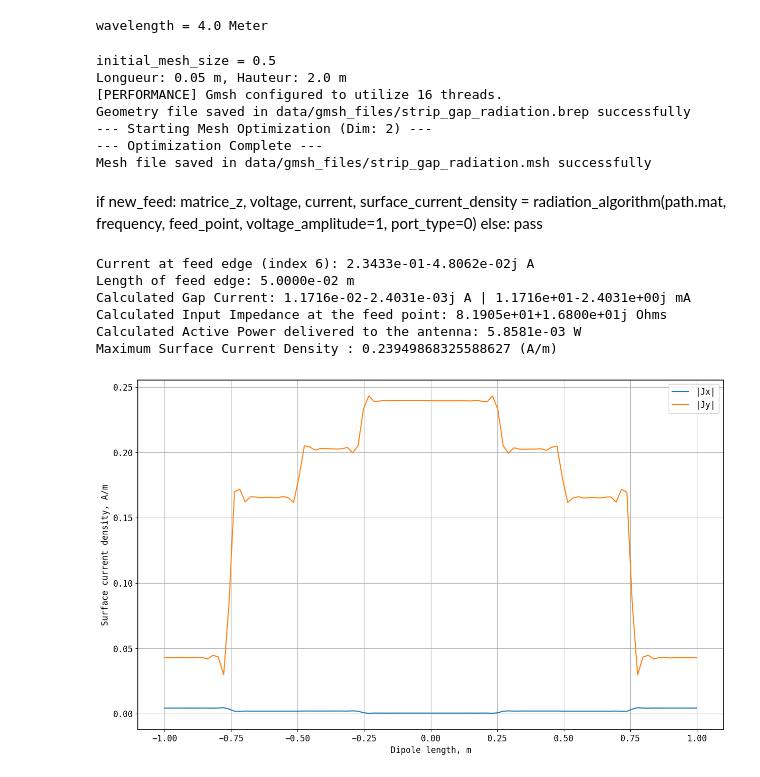
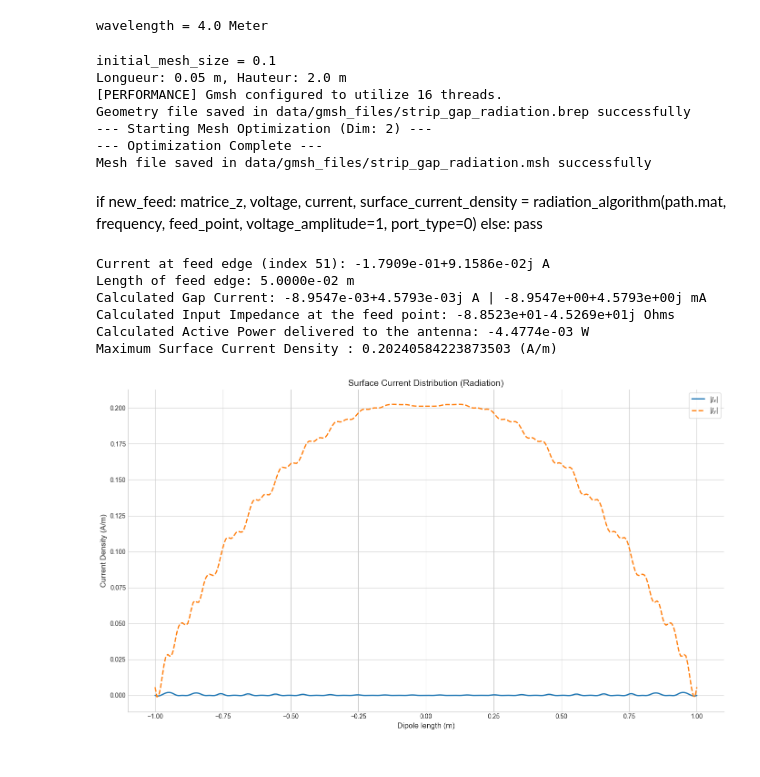
Before and after one commit to FahdilOuro/Antenna_Solver_MoM, a Jupyter notebook: backend/antenna_simulation/gap_voltage_implementation/strip_gap_radiation.ipynb, the cells around one changed output. Cells and saved outputs as stored; diff of their text form; code cells hidden in the pictures.

```diff
--- a/backend/antenna_simulation/gap_voltage_implementation/strip_gap_radiation.ipynb
+++ b/backend/antenna_simulation/gap_voltage_implementation/strip_gap_radiation.ipynb
@@ -22,7 +22,7 @@ print(f"wavelength = {wavelength} Meter")
 # %% [output]
 wavelength = 4.0 Meter
 # %%
-initial_mesh_size = 0.5
+initial_mesh_size = 0.1
 # initial_mesh_size = wavelength / 30
 print(f"initial_mesh_size = {initial_mesh_size}")
 
@@ -46,7 +46,7 @@ generate_and_save_mesh(path.geo, path.msh, initial_mesh_size)
 
 gmsh.finalize()
 # %% [output]
-initial_mesh_size = 0.5
+initial_mesh_size = 0.1
 Longueur: 0.05 m, Hauteur: 2.0 m
 [PERFORMANCE] Gmsh configured to utilize 16 threads.
 Geometry file saved in data/gmsh_files/strip_gap_radiation.brep successfully
@@ -59,20 +59,20 @@ extract_msh_to_mat(path.msh, path.mat)
 if new_feed: matrice_z, voltage, current, surface_current_density = radiation_algorithm(path.mat, frequency, feed_point, voltage_amplitude=1, port_type=0)
 else: pass
 # %%
-matrice_z, voltage, current, surface_current_density = radiation_algorithm(path.mat, frequency, feed_point, excitation_unit_vector='y')
+matrice_z, voltage, current, surface_current_density = radiation_algorithm(path.mat, frequency, feed_point, excitation_unit_vector='y', gap_width=3*initial_mesh_size/2)
 # %% [output]
-Current at feed edge (index 6): 2.3433e-01-4.8062e-02j A
+Current at feed edge (index 51): -1.7909e-01+9.1586e-02j A
 Length of feed edge: 5.0000e-02 m
-Calculated Gap Current: 1.1716e-02-2.4031e-03j A | 1.1716e+01-2.4031e+00j mA
-Calculated Input Impedance at the feed point: 8.1905e+01+1.6800e+01j Ohms
-Calculated Active Power delivered to the antenna: 5.8581e-03 W
-Maximum Surface Current Density : 0.23949868325588627 (A/m)
+Calculated Gap Current: -8.9547e-03+4.5793e-03j A | -8.9547e+00+4.5793e+00j mA
+Calculated Input Impedance at the feed point: -8.8523e+01-4.5269e+01j Ohms
+Calculated Active Power delivered to the antenna: -4.4774e-03 W
+Maximum Surface Current Density : 0.20240584223873503 (A/m)
 # %%
 from backend.rwg.rwg6 import plot_surface_current_distribution
 
 filename_mesh_2 = "data/antennas_mesh2/strip_gap_radiation_mesh2.mat"
 filename_current = "data/antennas_current/strip_gap_radiation_current.mat"
 
-plot_surface_current_distribution(filename_mesh_2, filename_current, radiation=True)
+plot_surface_current_distribution(filename_mesh_2, filename_current, mode='radiation')
 # %% [output]
-[figure, old version]
+[figure, new version]
```
Also changed, not shown: 4 other files.
